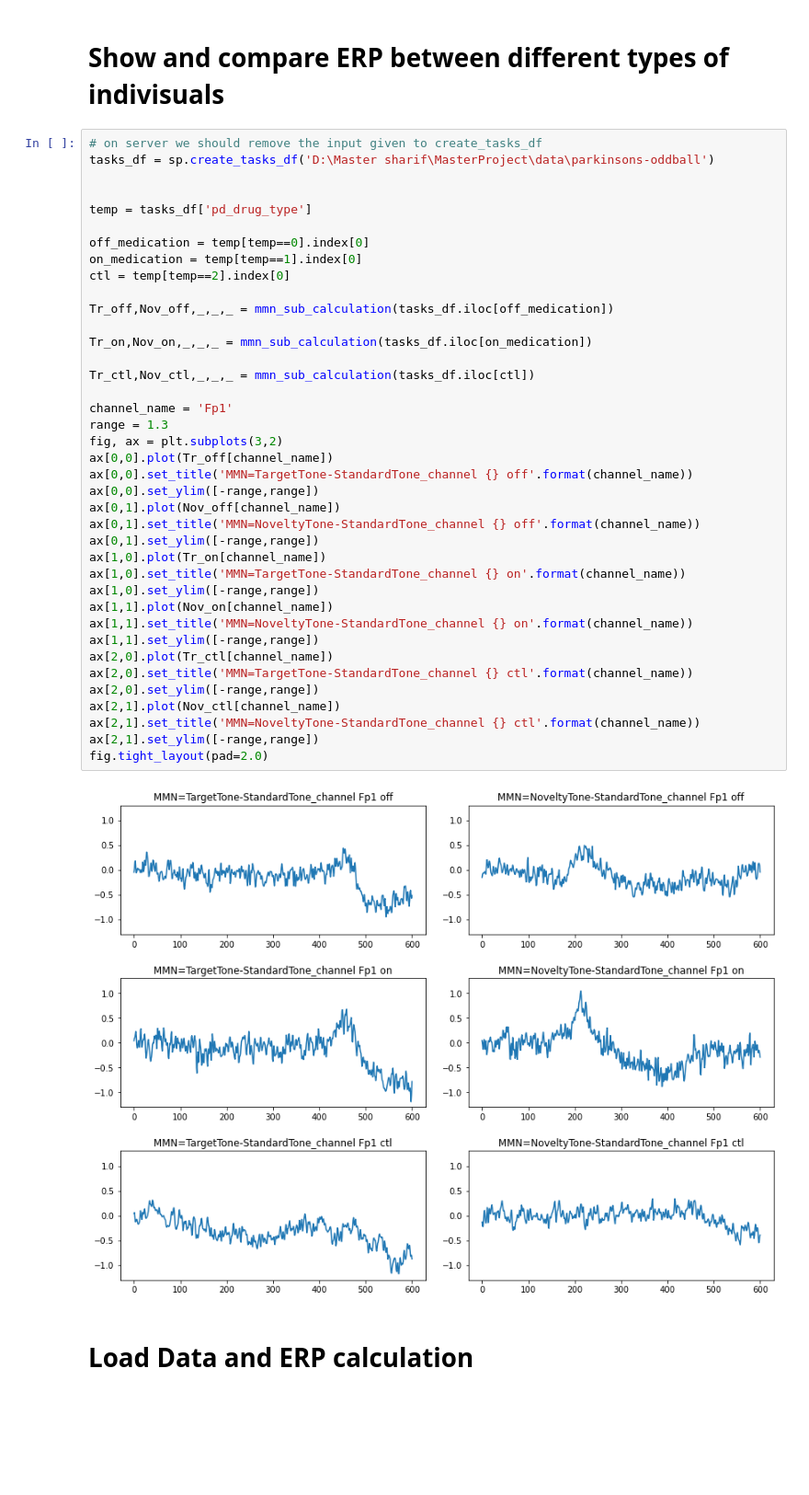
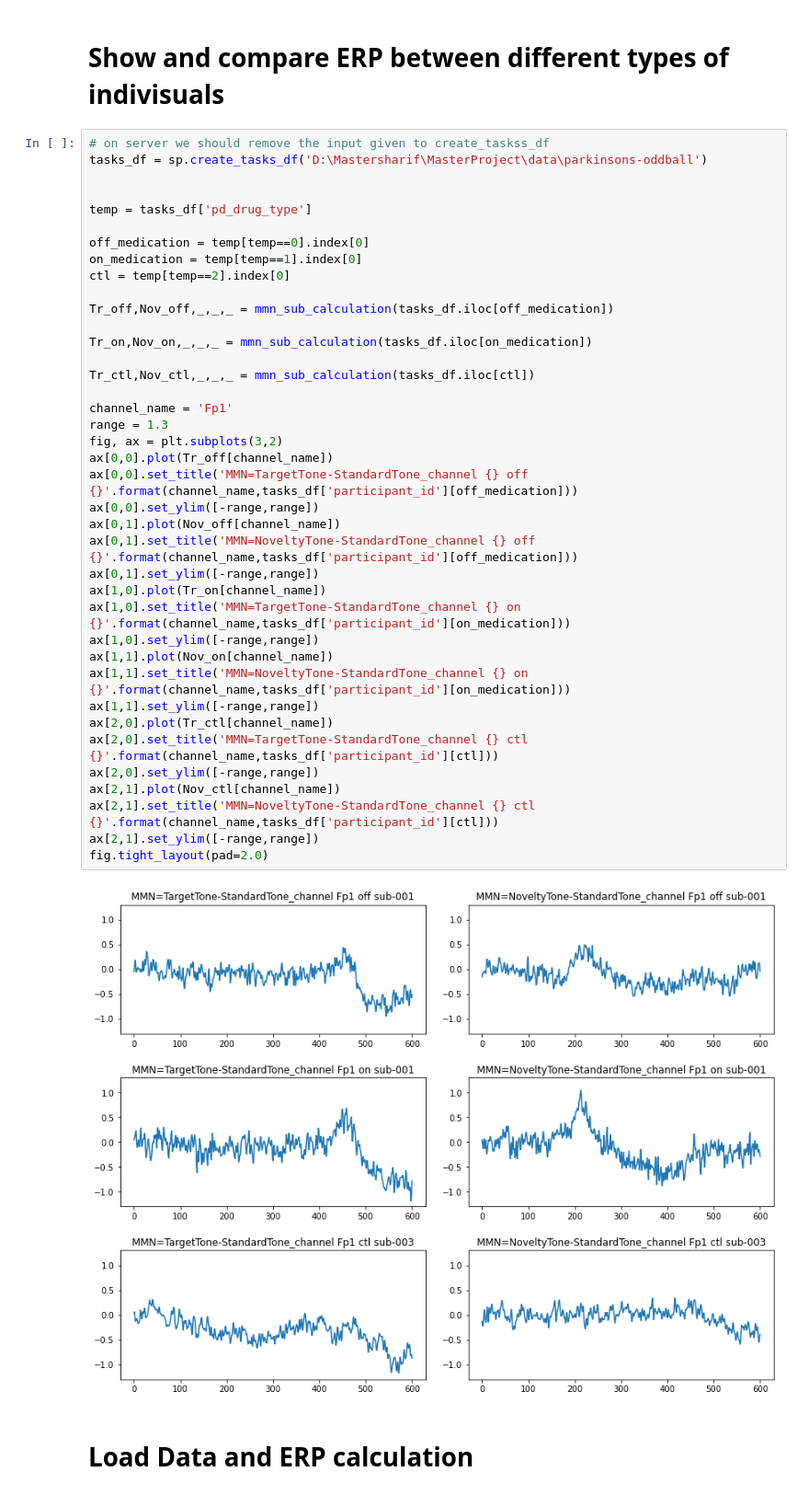
Before and after one commit to AIRLab-Sharif/Parkinson-PAC, a Jupyter notebook: python/check_pipline_on_subject.ipynb, the cells around one changed output. Shown: that part at 92% size. Drawn from its saved outputs; the diff is of its cells as text; blank space fills up the shorter version.

```diff
--- a/python/check_pipline_on_subject.ipynb
+++ b/python/check_pipline_on_subject.ipynb
@@ -52,46 +52,46 @@ def mmn_sub_calculation(task):
 # %% [markdown]
 # Show and compare ERP between different types of indivisuals
 # %%
-# on server we should remove the input given to create_tasks_df
-tasks_df = sp.create_tasks_df('D:\Master sharif\MasterProject\data\parkinsons-oddball')
+# on server we should remove the input given to create_taskss_df
+tasks_df = sp.create_tasks_df('D:\Mastersharif\MasterProject\data\parkinsons-oddball')
 
 
 temp = tasks_df['pd_drug_type']
 
 off_medication = temp[temp==0].index[0]
 on_medication = temp[temp==1].index[0]
 ctl = temp[temp==2].index[0]
 
 Tr_off,Nov_off,_,_,_ = mmn_sub_calculation(tasks_df.iloc[off_medication])
 
 Tr_on,Nov_on,_,_,_ = mmn_sub_calculation(tasks_df.iloc[on_medication])
 
 Tr_ctl,Nov_ctl,_,_,_ = mmn_sub_calculation(tasks_df.iloc[ctl])
 
 channel_name = 'Fp1'
 range = 1.3
 fig, ax = plt.subplots(3,2)
 ax[0,0].plot(Tr_off[channel_name])
-ax[0,0].set_title('MMN=TargetTone-StandardTone_channel {} off'.format(channel_name))
+ax[0,0].set_title('MMN=TargetTone-StandardTone_channel {} off {}'.format(channel_name,tasks_df['participant_id'][off_medication]))
 ax[0,0].set_ylim([-range,range])
 ax[0,1].plot(Nov_off[channel_name])
-ax[0,1].set_title('MMN=NoveltyTone-StandardTone_channel {} off'.format(channel_name))
+ax[0,1].set_title('MMN=NoveltyTone-StandardTone_channel {} off {}'.format(channel_name,tasks_df['participant_id'][off_medication]))
 ax[0,1].set_ylim([-range,range])
 ax[1,0].plot(Tr_on[channel_name])
-ax[1,0].set_title('MMN=TargetTone-StandardTone_channel {} on'.format(channel_name))
+ax[1,0].set_title('MMN=TargetTone-StandardTone_channel {} on {}'.format(channel_name,tasks_df['participant_id'][on_medication]))
 ax[1,0].set_ylim([-range,range])
 ax[1,1].plot(Nov_on[channel_name])
-ax[1,1].set_title('MMN=NoveltyTone-StandardTone_channel {} on'.format(channel_name))
+ax[1,1].set_title('MMN=NoveltyTone-StandardTone_channel {} on {}'.format(channel_name,tasks_df['participant_id'][on_medication]))
 ax[1,1].set_ylim([-range,range])
 ax[2,0].plot(Tr_ctl[channel_name])
-ax[2,0].set_title('MMN=TargetTone-StandardTone_channel {} ctl'.format(channel_name))
+ax[2,0].set_title('MMN=TargetTone-StandardTone_channel {} ctl {}'.format(channel_name,tasks_df['participant_id'][ctl]))
 ax[2,0].set_ylim([-range,range])
 ax[2,1].plot(Nov_ctl[channel_name])
-ax[2,1].set_title('MMN=NoveltyTone-StandardTone_channel {} ctl'.format(channel_name))
+ax[2,1].set_title('MMN=NoveltyTone-StandardTone_channel {} ctl {}'.format(channel_name,tasks_df['participant_id'][ctl]))
 ax[2,1].set_ylim([-range,range])
 fig.tight_layout(pad=2.0)
 # %% [output]
-[figure, old version]
+[figure, new version]
 # %% [markdown]
 # Load Data and ERP calculation
 # %%
```
Also changed, not shown: parts of 3 cells of this notebook.
